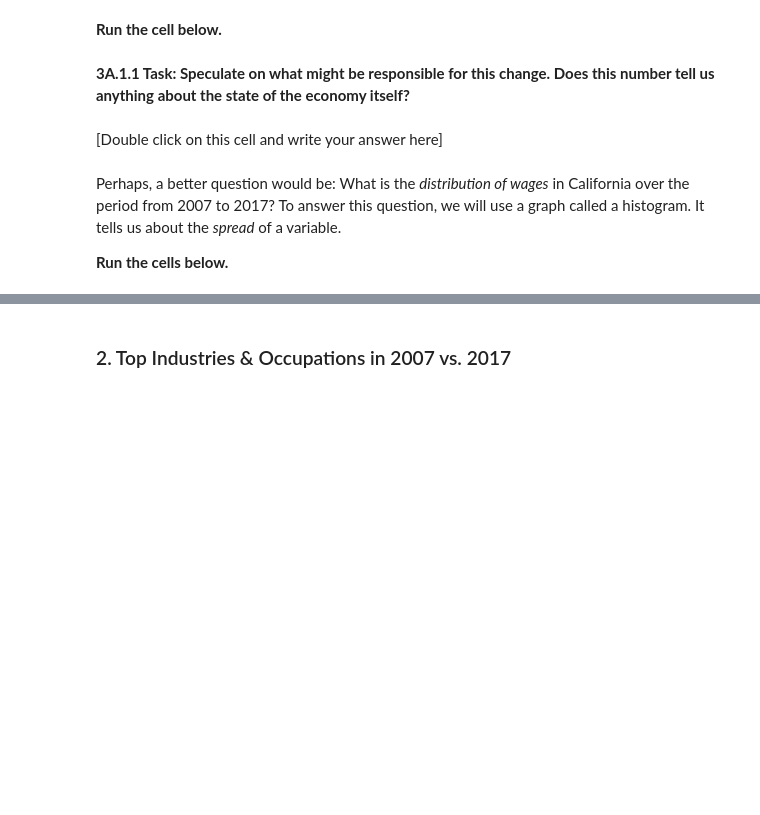
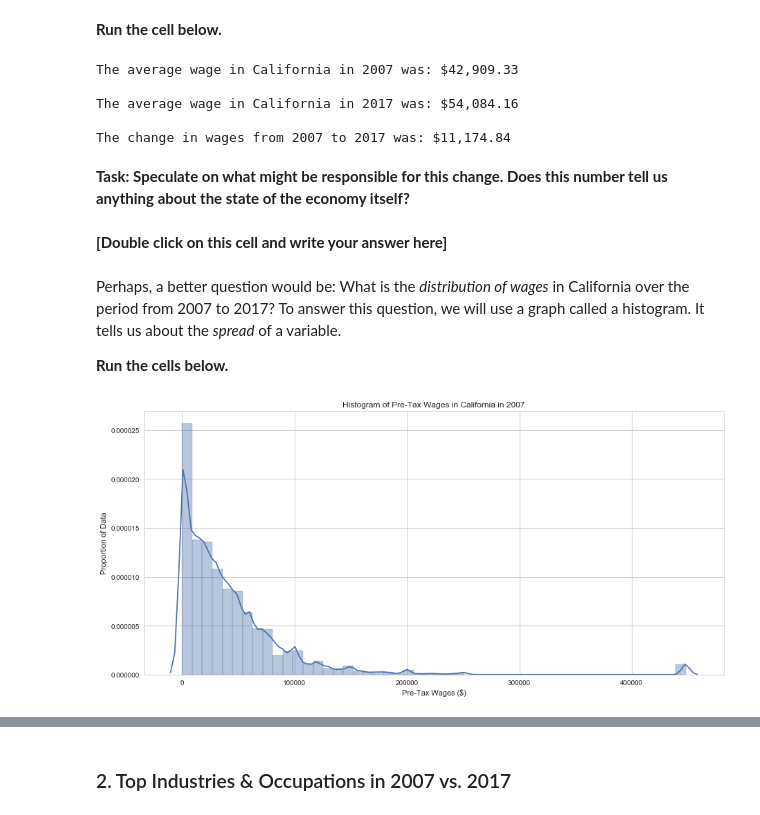
Before and after one commit to ds-modules/CP-113A, a Jupyter notebook: Final-Notebook2.ipynb, the cells around one changed output, grey strips where cells are left out. Saved outputs shown, nothing was run; the diff lists cells and outputs as text; code cells hidden in the pictures; blank space fills up the shorter version.

```diff
--- a/Final-Notebook2.ipynb
+++ b/Final-Notebook2.ipynb
@@ -64,6 +60,8 @@ import seaborn as sns
 import matplotlib.pyplot as plt
 %matplotlib inline
 import warnings
+from utils import dollar_formatter
+sns.set_palette("Blues_d")
 
 from IPython.display import HTML
 
@@ -144,16 +142,22 @@ One question we may ask is: How did average wages of Californians change between
 # %% [markdown]
 **Run the cell below.**
 # %%
-average_wages_2007 = np.round(industry_2007['Pre-Tax Wages'].mean(), 2)
-average_wages_2017 = np.round(industry_2017['Pre-Tax Wages'].mean(), 2)
-change_wages = np.round(average_wages_2017 - average_wages_2007, 2)
-print('The average wage in California in 2007 was: {}'.format(average_wages_2007), '\n')
-print('The average wage in California in 2017 was: {}'.format(average_wages_2017), '\n')
-print('The change in wages from 2007 to 2017 was: {}'.format(change_wages))
+average_wages_2007 = industry_2007['Pre-Tax Wages'].mean()
+average_wages_2017 = industry_2017['Pre-Tax Wages'].mean()
+change_wages = average_wages_2017 - average_wages_2007
+print('The average wage in California in 2007 was: {}'.format(dollar_formatter(average_wages_2007)), '\n')
+print('The average wage in California in 2017 was: {}'.format(dollar_formatter(average_wages_2017)), '\n')
+print('The change in wages from 2007 to 2017 was: {}'.format(dollar_formatter(change_wages)))
+# %% [output]
+The average wage in California in 2007 was: $42,909.33
+
+The average wage in California in 2017 was: $54,084.16
+
+The change in wages from 2007 to 2017 was: $11,174.84
 # %% [markdown]
-**3A.1.1 Task: Speculate on what might be responsible for this change. Does this number tell us anything about the state of the economy itself?**
+**Task: Speculate on what might be responsible for this change. Does this number tell us anything about the state of the economy itself?**
 # %% [markdown]
-[Double click on this cell and write your answer here]
+**[Double click on this cell and write your answer here]**
 # %% [markdown]
 Perhaps, a better question would be: What is the *distribution of wages* in California over the period from 2007 to 2017? To answer this question, we will use a graph called a histogram. It tells us about the *spread* of a variable.
 
@@ -161,8 +165,11 @@ Perhaps, a better question would be: What is the *distribution of wages* in Cali
 # %%
 plt.figure(figsize = (15, 7))
 sns.distplot(industry_2007['Pre-Tax Wages'], label = 'Wages in 2007')
 plt.title('Histogram of Pre-Tax Wages in California in 2007')
-plt.xlabel('Pre-Tax Wages ($)');
+plt.xlabel('Pre-Tax Wages ($)')
+plt.ylabel('Proportion of Data');
+# %% [output]
+[figure, added]
 # %%
 plt.figure(figsize = (15, 7))
 sns.distplot(industry_2017['Pre-Tax Wages'], label = 'Wages in 2017')
```
Also changed, not shown: parts of 84 cells of this notebook, 3 other files.
